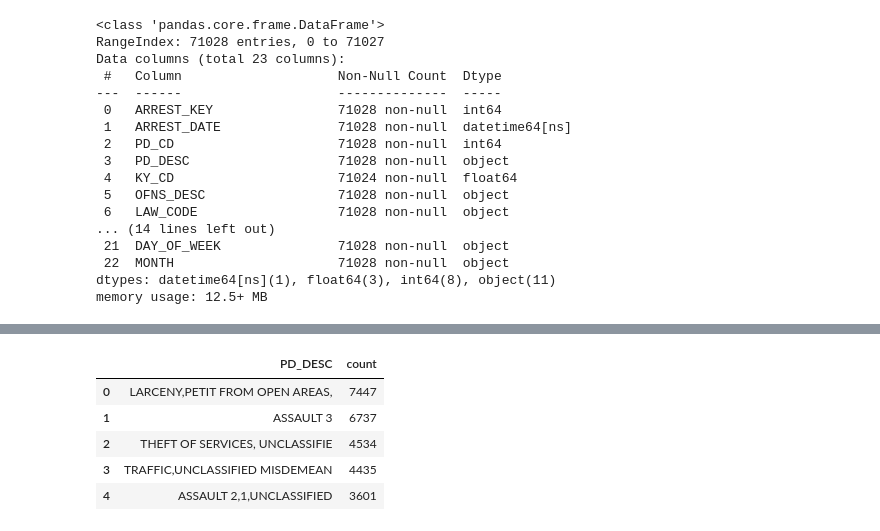
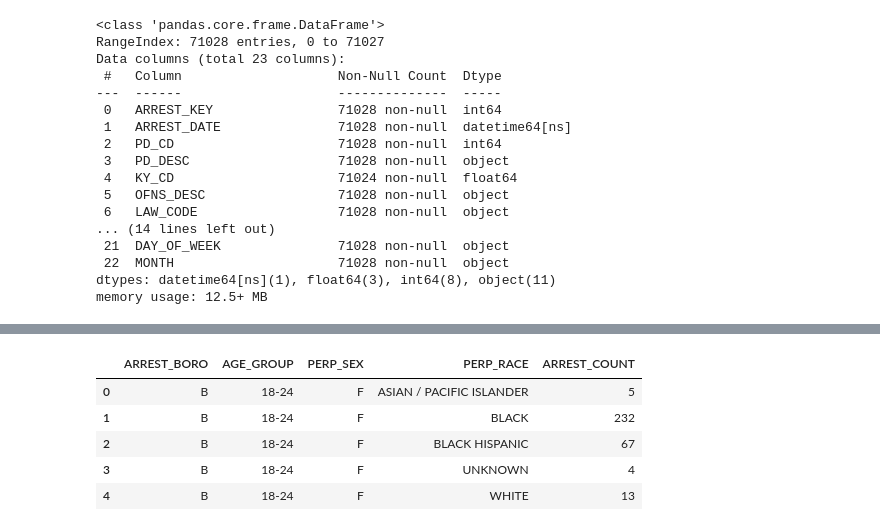
Before and after one commit to drod75/nyc-arrests-analysis, a Jupyter notebook: notebooks/highLevel.ipynb, the cells around one changed output, grey strips where cells are left out. Saved outputs shown, nothing was run; the diff lists cells and outputs as text; code cells hidden in the pictures.

```diff
--- a/notebooks/highLevel.ipynb
+++ b/notebooks/highLevel.ipynb
@@ -120,10 +51,10 @@ df_crime.head()
-# %%
-df_crime_detailed = df.groupby("PD_DESC", as_index=False)['PD_DESC'].value_counts().sort_values(by='count', ascending=False).reset_index(drop=True)
-df_crime_detailed.head()
-# %% [output]
-|  | PD_DESC | count |
-| 0 | LARCENY,PETIT FROM OPEN AREAS, | 7447 |
-| 1 | ASSAULT 3 | 6737 |
-| 2 | THEFT OF SERVICES, UNCLASSIFIE | 4534 |
-| 3 | TRAFFIC,UNCLASSIFIED MISDEMEAN | 4435 |
-| 4 | ASSAULT 2,1,UNCLASSIFIED | 3601 |
+# %%
+df_demographics = df.groupby(['ARREST_BORO','AGE_GROUP', 'PERP_SEX', 'PERP_RACE']).size().reset_index(name='ARREST_COUNT')
+df_demographics.head()
+# %% [output]
+|  | ARREST_BORO | AGE_GROUP | PERP_SEX | PERP_RACE | ARREST_COUNT |
+| 0 | B | 18-24 | F | ASIAN / PACIFIC ISLANDER | 5 |
+| 1 | B | 18-24 | F | BLACK | 232 |
+| 2 | B | 18-24 | F | BLACK HISPANIC | 67 |
+| 3 | B | 18-24 | F | UNKNOWN | 4 |
+| 4 | B | 18-24 | F | WHITE | 13 |
```
Also changed, not shown: parts of 9 cells of this notebook, 1 other file.
